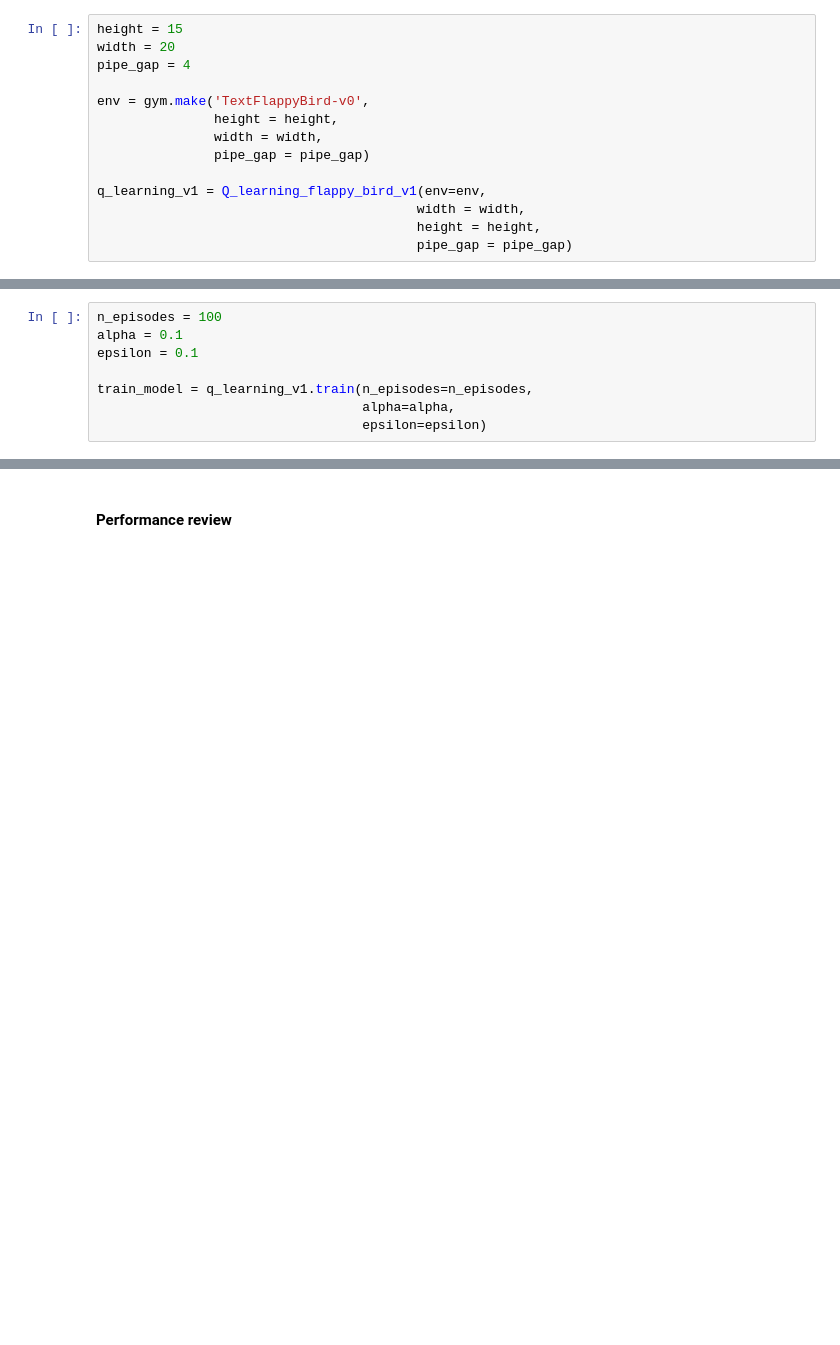
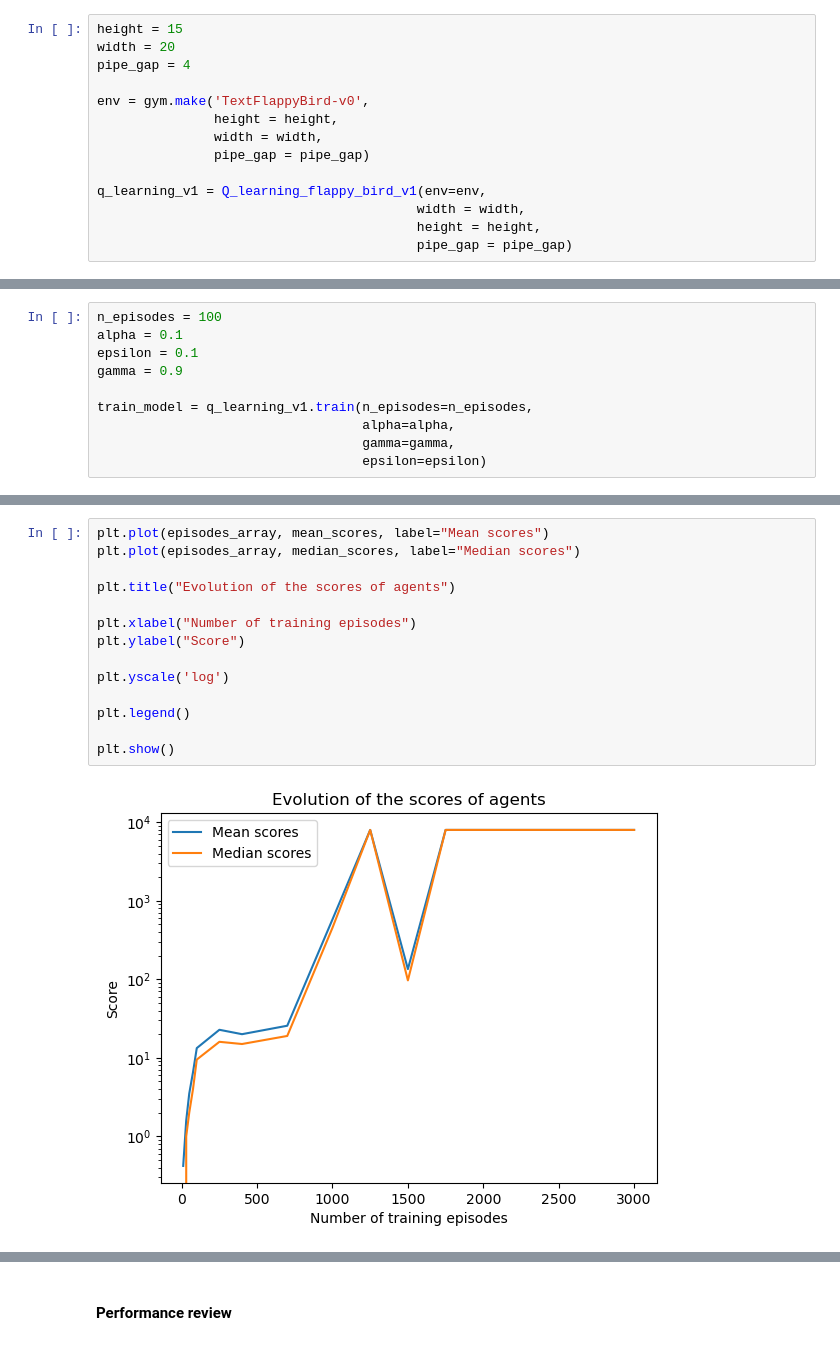
Before and after one commit to OmaMansou/RL-flappy-bird, a Jupyter notebook: RL implementation.ipynb, the cells around one changed output, grey strips where cells are left out. Saved outputs shown, nothing was run; the diff lists cells and outputs as text; blank space fills up the shorter version.

```diff
--- a/RL implementation.ipynb
+++ b/RL implementation.ipynb
@@ -304,9 +394,11 @@ Example of training :
 n_episodes = 100
 alpha = 0.1
 epsilon = 0.1
+gamma = 0.9
 
 train_model = q_learning_v1.train(n_episodes=n_episodes,
                                   alpha=alpha,
+                                  gamma=gamma,
                                   epsilon=epsilon)
 # %% [output]
 Episode : 100/100
@@ -328,0 +578,16 @@ Distance From Pipe (dx=0,dy=-11)
+# %%
+plt.plot(episodes_array, mean_scores, label="Mean scores")
+plt.plot(episodes_array, median_scores, label="Median scores")
+
+plt.title("Evolution of the scores of agents")
+
+plt.xlabel("Number of training episodes")
+plt.ylabel("Score")
+
+plt.yscale('log')
+
+plt.legend()
+
+plt.show()
+# %% [output]
+[figure, added]
```
Also changed, not shown: parts of 48 cells of this notebook, 5 other files.
